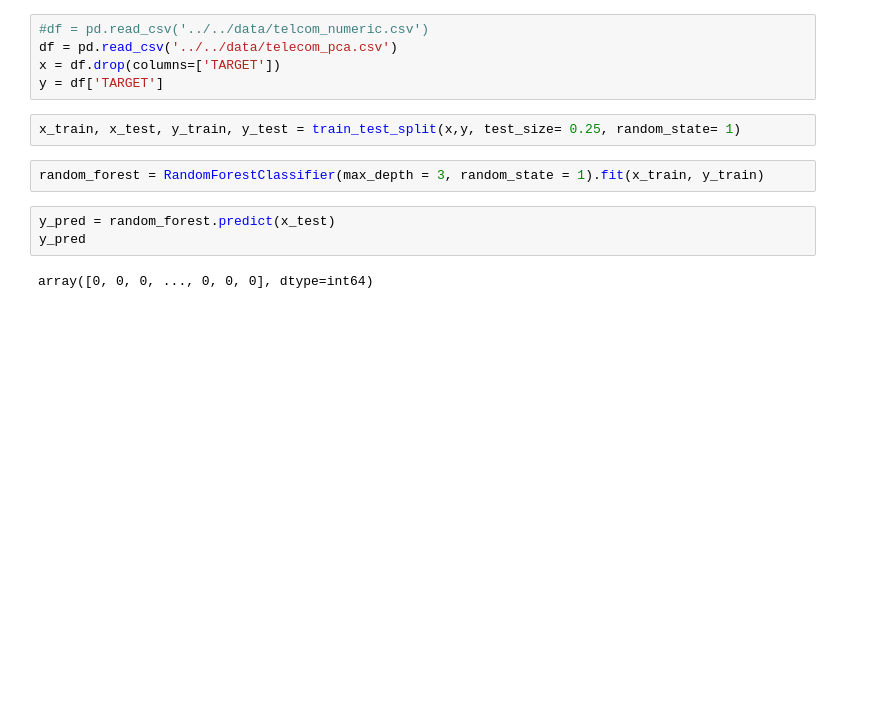
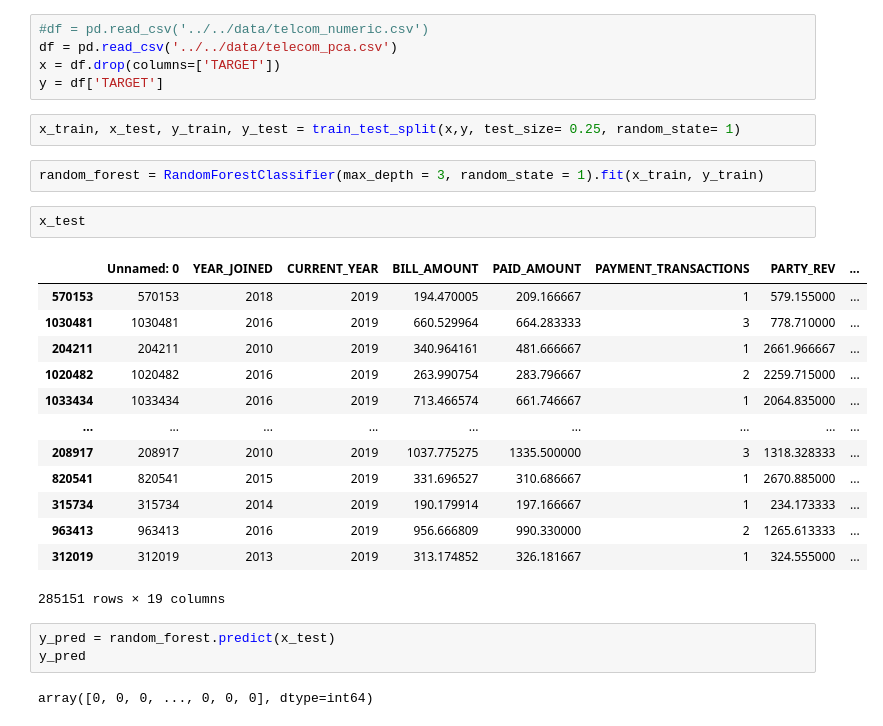
Before and after one commit to new-superuser-alt9193/DeepLearning, a Jupyter notebook: crisp_dm/modeling/randomforest.ipynb, the cells around one changed output. Saved outputs shown, nothing was run; the diff lists cells and outputs as text; blank space fills up the shorter version.

```diff
--- a/crisp_dm/modeling/randomforest.ipynb
+++ b/crisp_dm/modeling/randomforest.ipynb
@@ -13,6 +13,22 @@ y = df['TARGET']
 x_train, x_test, y_train, y_test = train_test_split(x,y, test_size= 0.25, random_state= 1)
 # %%
 random_forest = RandomForestClassifier(max_depth = 3, random_state = 1).fit(x_train, y_train)
+# %%
+x_test
+# %% [output]
+|  | Unnamed: 0 | YEAR_JOINED | CURRENT_YEAR | BILL_AMOUNT | PAID_AMOUNT | PAYMENT_TRANSACTIONS | PARTY_REV | ... |
+| 570153 | 570153 | 2018 | 2019 | 194.470005 | 209.166667 | 1 | 579.155000 | ... |
+| 1030481 | 1030481 | 2016 | 2019 | 660.529964 | 664.283333 | 3 | 778.710000 | ... |
+| 204211 | 204211 | 2010 | 2019 | 340.964161 | 481.666667 | 1 | 2661.966667 | ... |
+| 1020482 | 1020482 | 2016 | 2019 | 263.990754 | 283.796667 | 2 | 2259.715000 | ... |
+| 1033434 | 1033434 | 2016 | 2019 | 713.466574 | 661.746667 | 1 | 2064.835000 | ... |
+| ... | ... | ... | ... | ... | ... | ... | ... | ... |
+| 208917 | 208917 | 2010 | 2019 | 1037.775275 | 1335.500000 | 3 | 1318.328333 | ... |
+| 820541 | 820541 | 2015 | 2019 | 331.696527 | 310.686667 | 1 | 2670.885000 | ... |
+| 315734 | 315734 | 2014 | 2019 | 190.179914 | 197.166667 | 1 | 234.173333 | ... |
+| 963413 | 963413 | 2016 | 2019 | 956.666809 | 990.330000 | 2 | 1265.613333 | ... |
+| 312019 | 312019 | 2013 | 2019 | 313.174852 | 326.181667 | 1 | 324.555000 | ... |
+285151 rows × 19 columns
 # %%
 y_pred = random_forest.predict(x_test)
 y_pred
```
Also changed, not shown: parts of 1 cell of this notebook, 2 other files.
